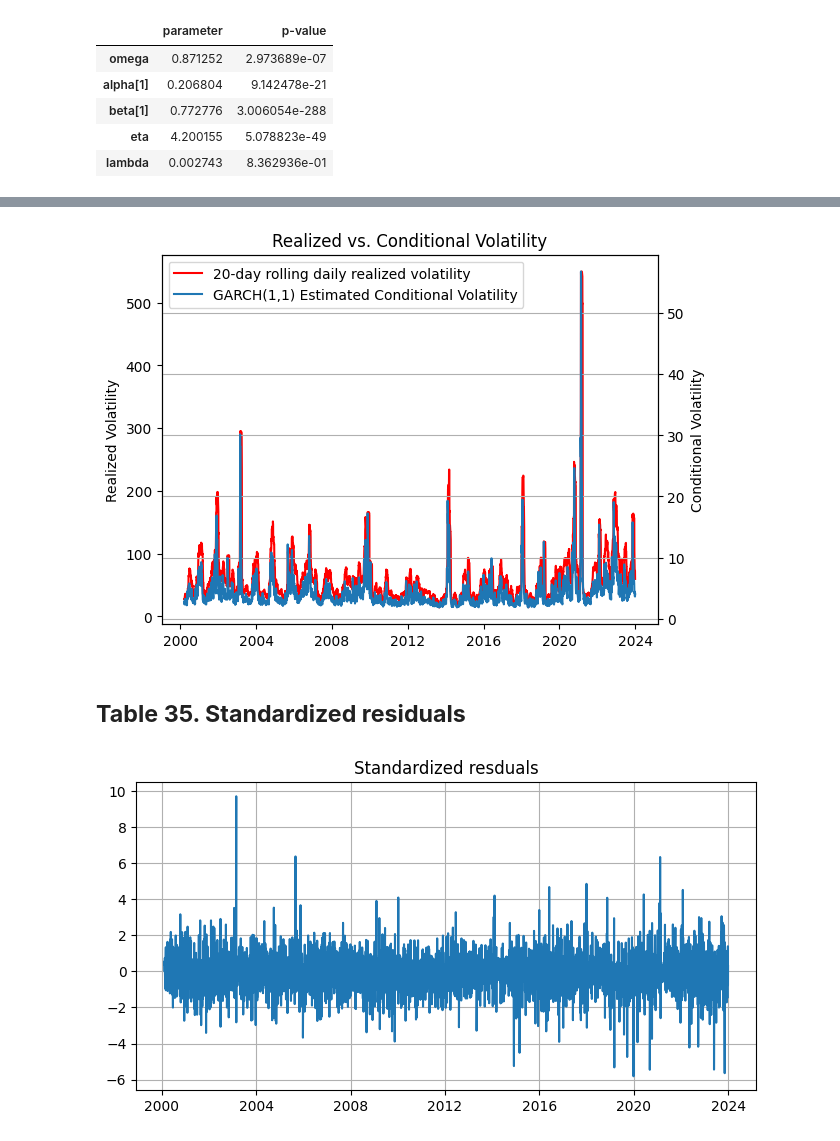
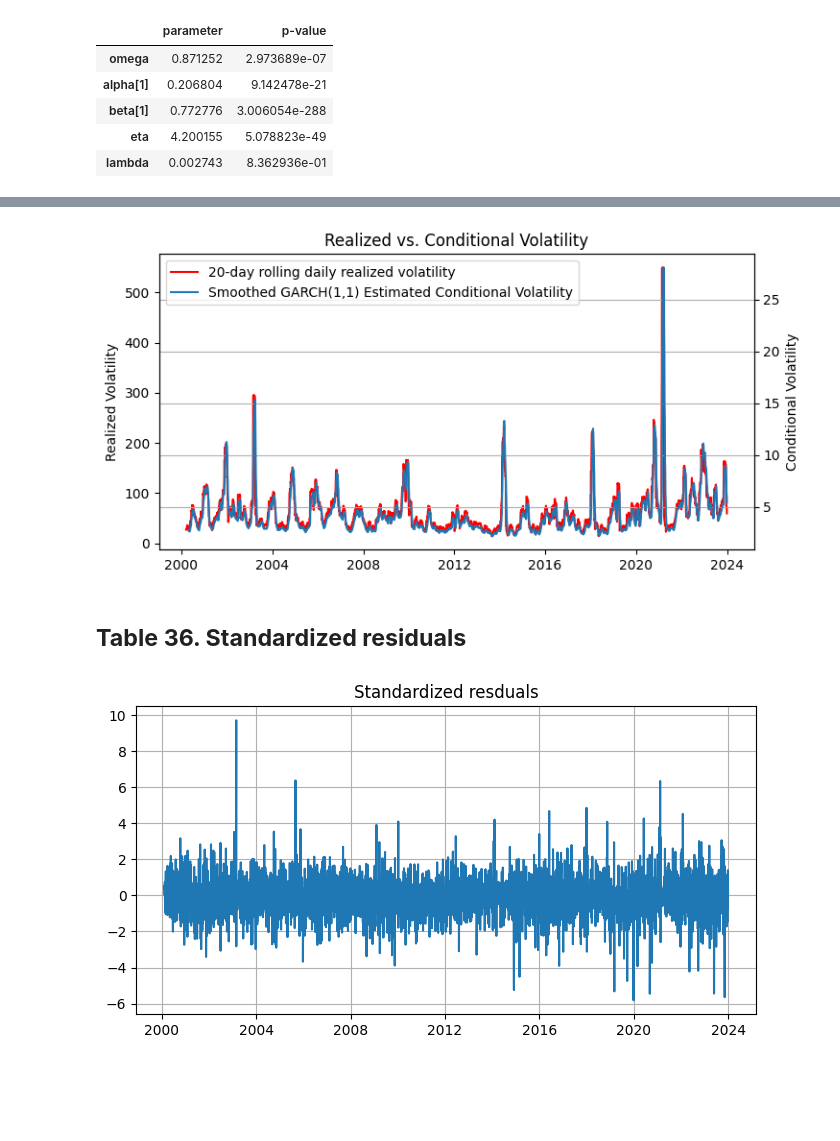
Before and after one commit to saritmaitra/Nonlinear-Modeling, a Jupyter notebook: chapter2_volatility.ipynb, the cells around one changed output, grey strips where cells are left out. Drawn from its saved outputs; the diff is of its cells as text; code cells hidden in the pictures; blank space fills up the shorter version.

```diff
--- a/chapter2_volatility.ipynb
+++ b/chapter2_volatility.ipynb
@@ -391 +449,4 @@ parameters
+# %%
+data['garch_volatility'] = garch_model.conditional_volatility
+data['garch_volatility_ma'] = data['garch_volatility'].rolling(window = 20).mean()
 # %% [markdown]
@@ -393,24 +454,45 @@ parameters
+# %%
+fig, ax1 = plt.subplots(figsize = (8, 4))
+
+line1, = ax1.plot(data.index,
+                  realized_volatility,
+                  label = '20-day rolling daily realized volatility',
+                  color = 'red')
+ax1.set_ylabel('Realized Volatility')
+ax1.tick_params('y')
+
+ax2 = ax1.twinx()
+line2, = ax2.plot(data.index,
+                  data['garch_volatility_ma'],
+                  label='Smoothed GARCH(1,1) Estimated Conditional Volatility')
+ax2.set_ylabel('Conditional Volatility')
+ax2.tick_params('y')
+
+plt.title('Realized vs. Conditional Volatility')
+plt.grid(True)
+plt.legend(handles = [line1, line2], loc = 'upper left')
+plt.show()
+# %% [output]
+[figure, added]
 # %%
-fig, ax1 = plt.subplots()
+# fig, ax1 = plt.subplots()
 
-line1, = ax1.plot(data.index, realized_volatility, label='20-day rolling daily realized volatility', color='red')
-ax1.set_ylabel('Realized Volatility')
-ax1.tick_params('y')
+# line1, = ax1.plot(data.index, realized_volatility, label='20-day rolling daily realized volatility', color='red')
+# ax1.set_ylabel('Realized Volatility')
+# ax1.tick_params('y')
 
-ax2 = ax1.twinx()
+# ax2 = ax1.twinx()
 
-line2, = ax2.plot(data.index, conditional_volatility, label='GARCH(1,1) Estimated Conditional Volatility')
-ax2.set_ylabel('Conditional Volatility')
-ax2.tick_params('y')
+# line2, = ax2.plot(data.index, conditional_volatility, label='GARCH(1,1) Estimated Conditional Volatility')
+# ax2.set_ylabel('Conditional Volatility')
+# ax2.tick_params('y')
 
-plt.title('Realized vs. Conditional Volatility')
-plt.grid(True)
-plt.legend(handles=[line1, line2], loc='upper left')
-plt.show()
+# plt.title('Realized vs. Conditional Volatility')
+# plt.grid(True)
+# plt.legend(handles=[line1, line2], loc='upper left')
+# plt.show()
-# %% [output]
-[figure, removed]
 # %% [markdown]
-## **Table 35. Standardized residuals**
+## **Table 36. Standardized residuals**
 # %%
 std_resid = garch_model.resid /garch_model.conditional_volatility
 fig, ax = plt.subplots(figsize = (8,4))
```
Also changed, not shown: parts of 63 cells of this notebook.
